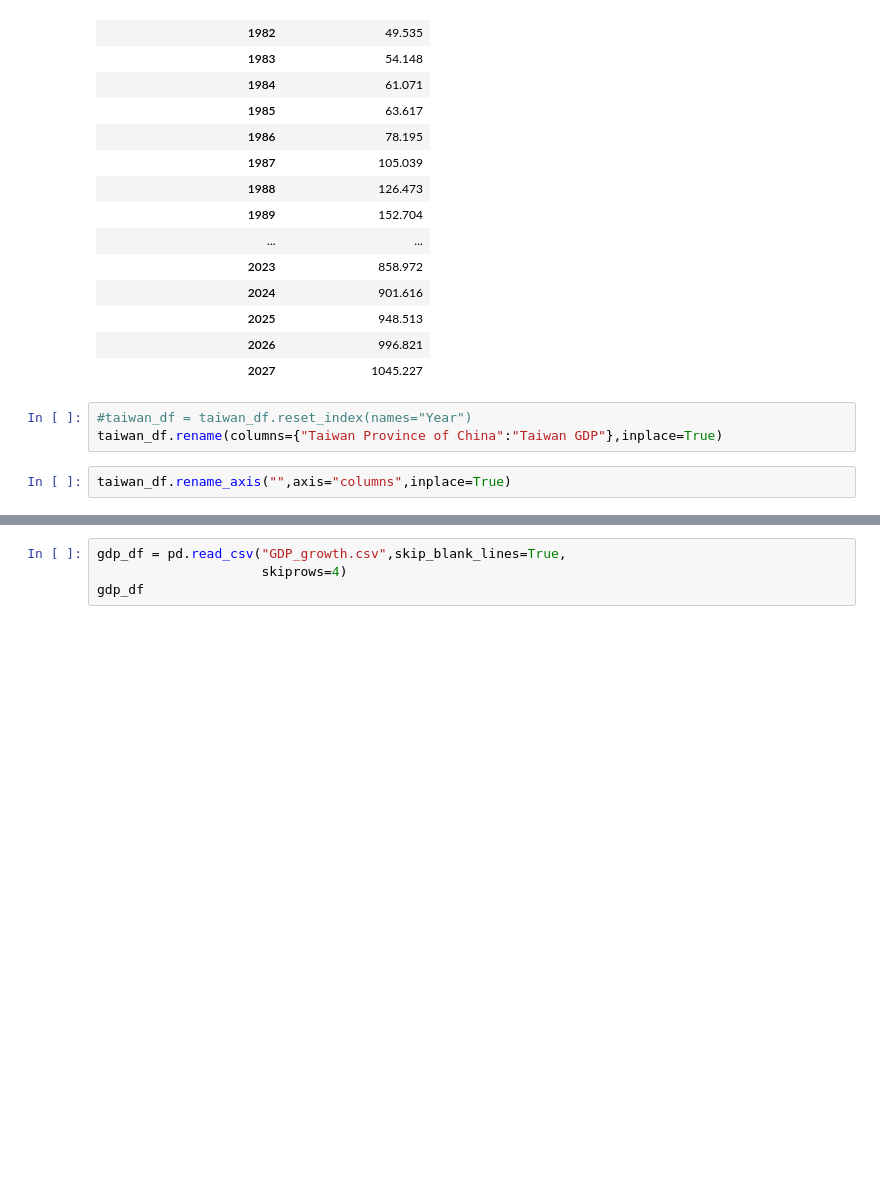
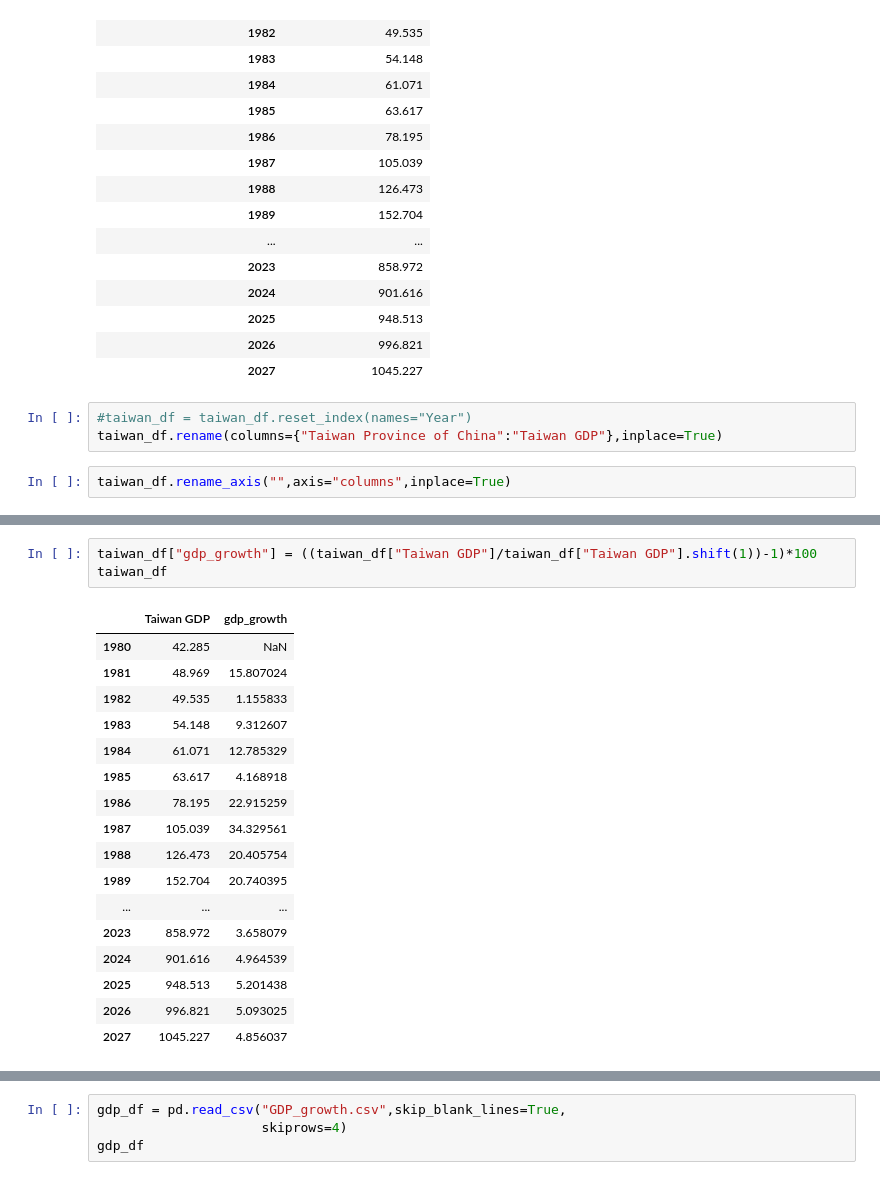
Before and after one commit to AimjGuytidy/Gwiza-analysis, a Jupyter notebook: Nvidia-case-study.ipynb, the cells around one changed output, grey strips where cells are left out. Drawn from its saved outputs; the diff is of its cells as text; blank space fills up the shorter version.

```diff
--- a/Nvidia-case-study.ipynb
+++ b/Nvidia-case-study.ipynb
@@ -198,0 +195,21 @@ taiwan_df
+# %%
+taiwan_df["gdp_growth"] = ((taiwan_df["Taiwan GDP"]/taiwan_df["Taiwan GDP"].shift(1))-1)*100
+taiwan_df
+# %% [output]
+|  | Taiwan GDP | gdp_growth |
+| 1980 | 42.285 | NaN |
+| 1981 | 48.969 | 15.807024 |
+| 1982 | 49.535 | 1.155833 |
+| 1983 | 54.148 | 9.312607 |
+| 1984 | 61.071 | 12.785329 |
+| 1985 | 63.617 | 4.168918 |
+| 1986 | 78.195 | 22.915259 |
+| 1987 | 105.039 | 34.329561 |
+| 1988 | 126.473 | 20.405754 |
+| 1989 | 152.704 | 20.740395 |
+| ... | ... | ... |
+| 2023 | 858.972 | 3.658079 |
+| 2024 | 901.616 | 4.964539 |
+| 2025 | 948.513 | 5.201438 |
+| 2026 | 996.821 | 5.093025 |
+| 2027 | 1045.227 | 4.856037 |
```
Also changed, not shown: parts of 15 cells of this notebook.
